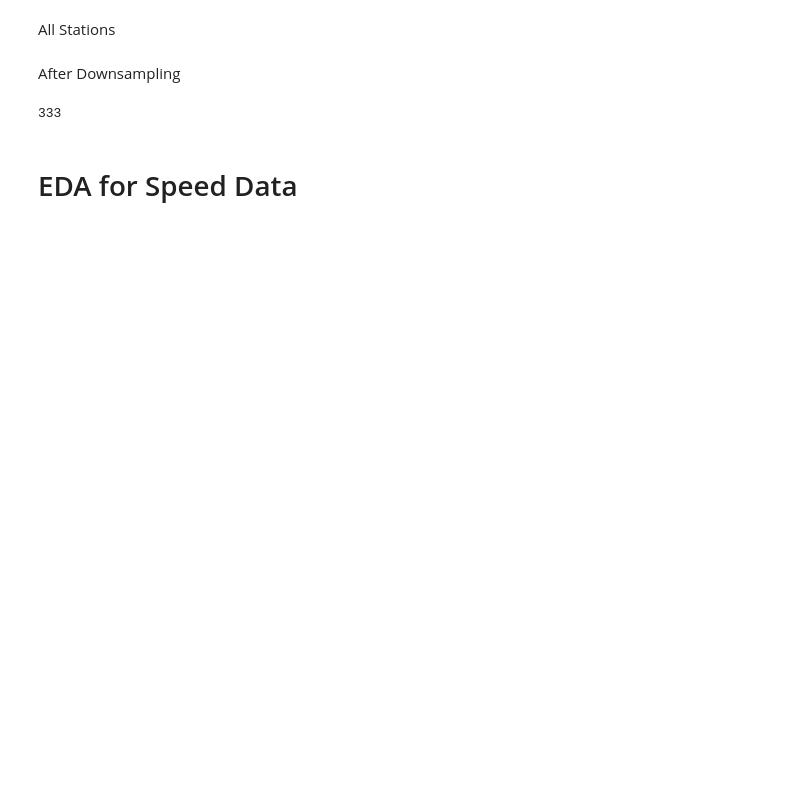
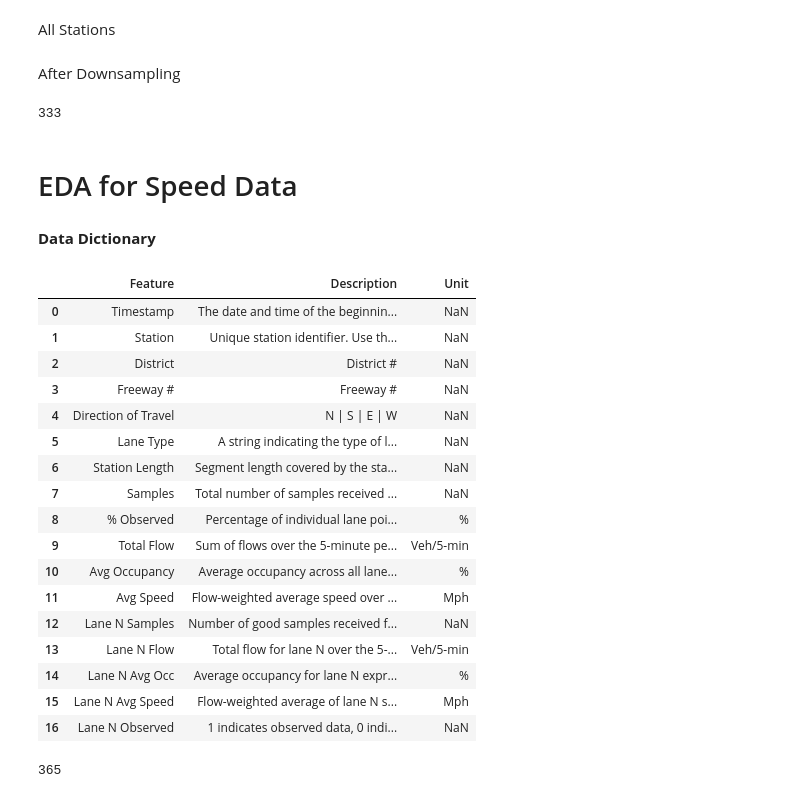
Before and after one commit to amanichopra/traffic-speed-forecasting, a Jupyter notebook: EDA.ipynb, the cells around one changed output. Saved outputs shown, nothing was run; the diff lists cells and outputs as text; code cells hidden in the pictures; blank space fills up the shorter version.

```diff
--- a/EDA.ipynb
+++ b/EDA.ipynb
@@ -109,0 +105,30 @@ meta
+# %% [markdown]
+**Data Dictionary**
+# %%
+data_dict = pd.read_csv('./data/pems/station_dict.csv', names=['Feature', 'Description', 'Unit']).iloc[1:].reset_index(drop=True)
+data_dict
+# %% [output]
+|  | Feature | Description | Unit |
+| 0 | Timestamp | The date and time of the beginnin... | NaN |
+| 1 | Station | Unique station identifier. Use th... | NaN |
+| 2 | District | District # | NaN |
+| 3 | Freeway # | Freeway # | NaN |
+| 4 | Direction of Travel | N | S | E | W | NaN |
+| 5 | Lane Type | A string indicating the type of l... | NaN |
+| 6 | Station Length | Segment length covered by the sta... | NaN |
+| 7 | Samples | Total number of samples received ... | NaN |
+| 8 | % Observed | Percentage of individual lane poi... | % |
+| 9 | Total Flow | Sum of flows over the 5-minute pe... | Veh/5-min |
+| 10 | Avg Occupancy | Average occupancy across all lane... | % |
+| 11 | Avg Speed | Flow-weighted average speed over ... | Mph |
+| 12 | Lane N Samples | Number of good samples received f... | NaN |
+| 13 | Lane N Flow | Total flow for lane N over the 5-... | Veh/5-min |
+| 14 | Lane N Avg Occ | Average occupancy for lane N expr... | % |
+| 15 | Lane N Avg Speed | Flow-weighted average of lane N s... | Mph |
+| 16 | Lane N Observed | 1 indicates observed data, 0 indi... | NaN |
+# %%
+from glob import glob
+files = glob('./data/pems/*.gz')
+len(files)
+# %% [output]
+365
```
Also changed, not shown: parts of 14 cells of this notebook, 1 other file.
